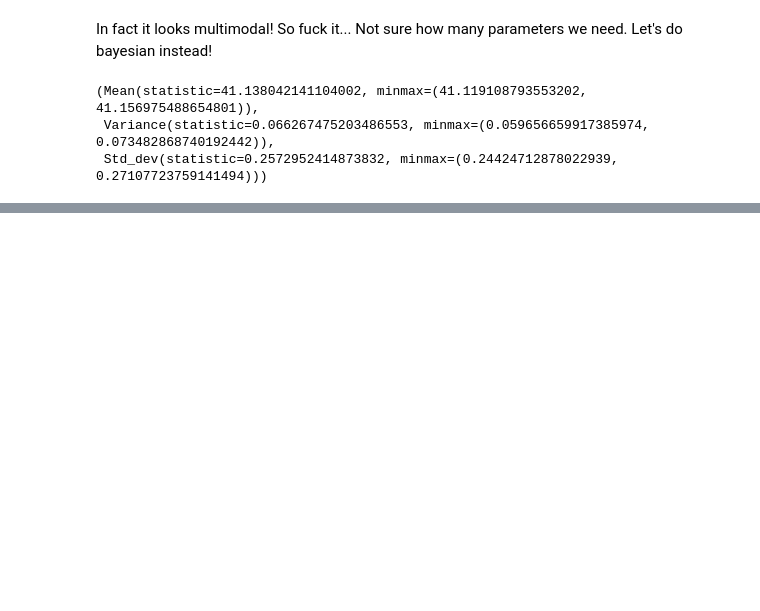
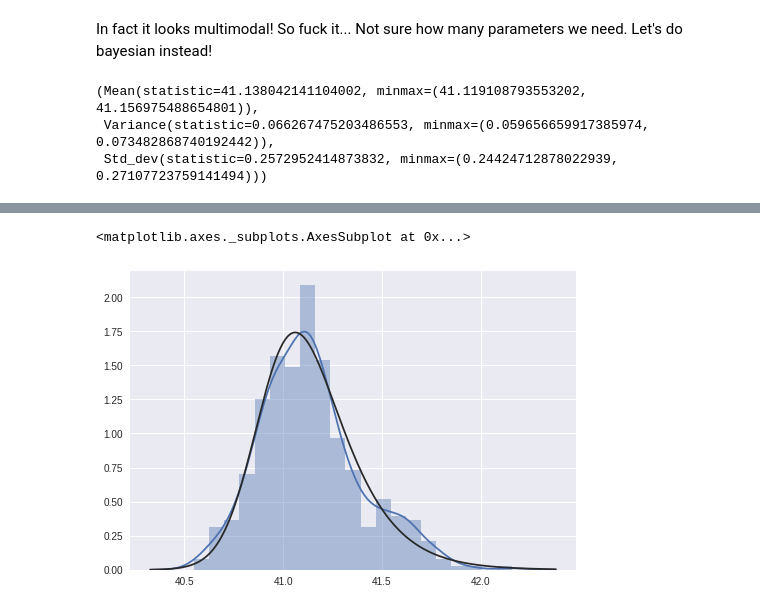
Before and after one commit to saulshanabrook/clojush_profiling, a Jupyter notebook: Univeriate.ipynb, the cells around one changed output, grey strips where cells are left out. Saved outputs shown, nothing was run; the diff lists cells and outputs as text; code cells hidden in the pictures; blank space fills up the shorter version.

```diff
--- a/Univeriate.ipynb
+++ b/Univeriate.ipynb
@@ -616,0 +696,5 @@ stats.bayes_mvs(x)
+# %%
+sns.distplot(x, fit=stats.genlogistic)
+# %% [output]
+<matplotlib.axes._subplots.AxesSubplot at 0x...>
+[figure, added]
```
Also changed, not shown: parts of 7 cells of this notebook.
